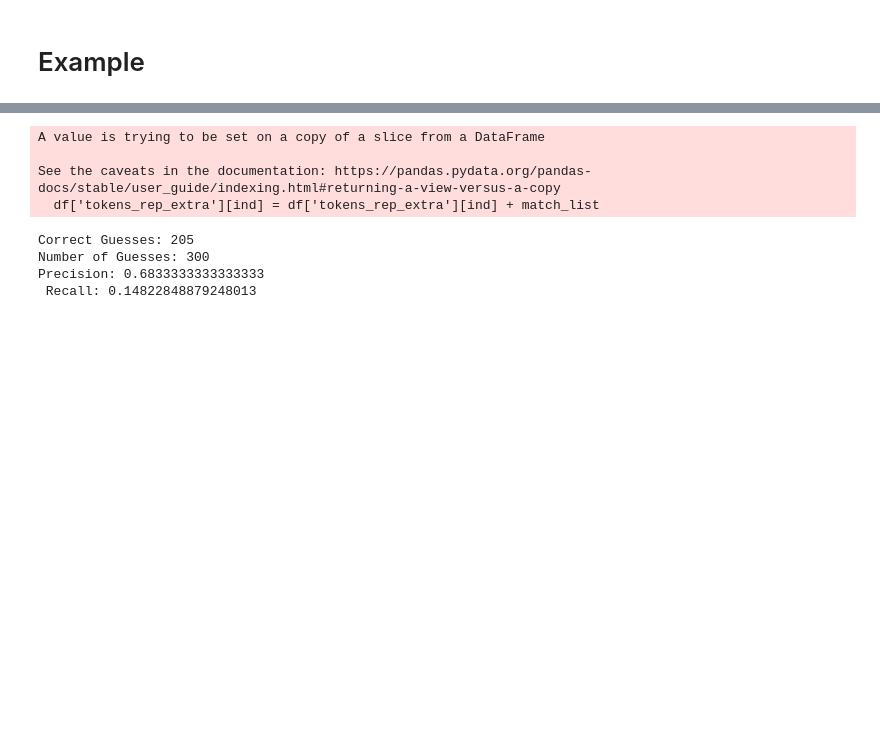
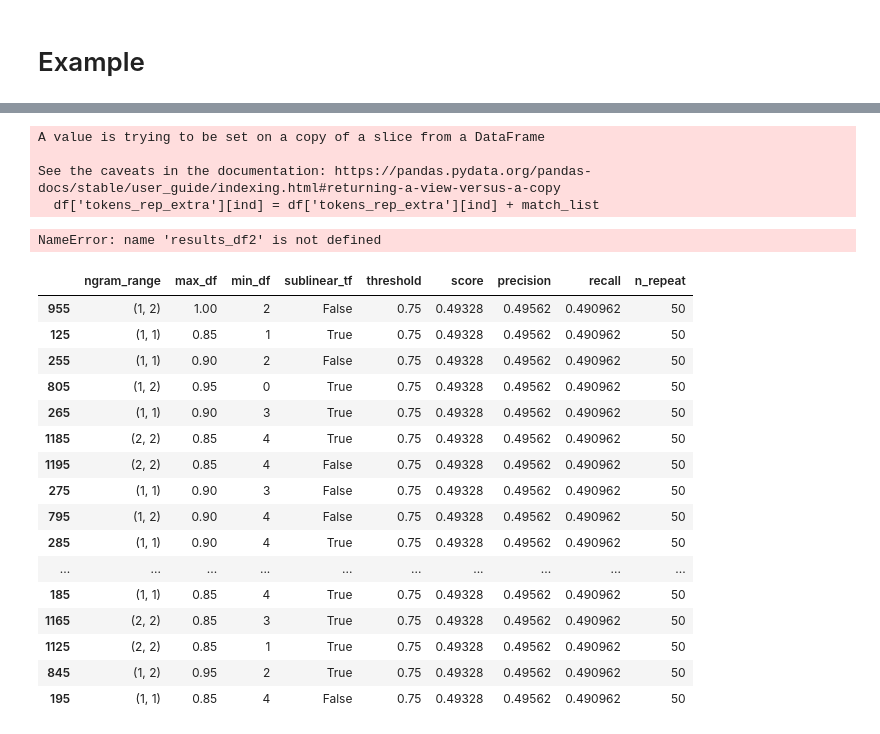
Before and after one commit to drewcavicchi/DM2021_FinalProject_SalmonChaos, a Jupyter notebook: tfidf_clean.ipynb, the cells around one changed output, grey strips where cells are left out. Saved outputs shown, nothing was run; the diff lists cells and outputs as text; code cells hidden in the pictures; blank space fills up the shorter version.

Commit message:
added multiprocessing to check tfidf parameter combos

```diff
--- a/tfidf_clean.ipynb
+++ b/tfidf_clean.ipynb
@@ -239,7 +247,7 @@ training_labels = pd.read_csv('other_info/TrainLabel.csv')
 train_df = correctly_read_csv("processed_data.csv")
 tfidf = TfidfVectorizer(sublinear_tf=True, tokenizer=fake_tokenizer, lowercase=False)
 
-training_guess = tfidf_cosine_matches(train_df, tfidf, "tokens_rep", .8)
+training_guess = tfidf_cosine_matches(train_df, tfidf, "tokens_rep", .5)
 
 check_training_results(training_labels, training_guess)
 # %% [output]
@@ -296,16 +301,7 @@ for i in range(s_len):
 
 key_list = (chem_list + crop_list + pest_list)
 # %%
-train_df['tokens_rep_extra'] = add_extra_keywords(train_df, key_list, n_repeat = 2)
-training_guess_2extra = tfidf_cosine_matches(train_df, tfidf, "tokens_rep_extra", .8)
+# train_df['tokens_rep_extra'] = add_extra_keywords(train_df, key_list, n_repeat = 2)
+# training_guess_2extra = tfidf_cosine_matches(train_df, tfidf, "tokens_rep_extra", .8)
 
-check_training_results(training_labels, training_guess_2extra)
+# check_training_results(training_labels, training_guess_2extra)
-# %% [output]
-A value is trying to be set on a copy of a slice from a DataFrame
-
-See the caveats in the documentation: https://pandas.pydata.org/pandas-docs/stable/user_guide/indexing.html#returning-a-view-versus-a-copy
-  df['tokens_rep_extra'][ind] = df['tokens_rep_extra'][ind] + match_list
-Correct Guesses: 205
-Number of Guesses: 300
-Precision: 0.6833333333333333
- Recall: 0.14822848879248013
@@ -311,0 +353,61 @@ Precision: 0.6833333333333333
+# %%
+import multiprocessing
+import workers
+from tqdm import tqdm
+
+# results = multiprocess_tfidf(parameters_combos, train_df)
+
+# print(len(parameters_combos))
+
+
+# pool = multiprocessing.Pool()
+
+# results = pool.starmap(workers.multiprocess_tfidf, zip(parameters_combos, itertools.repeat(train_df), itertools.repeat(training_labels)))
+
+results_list = list()
+for i in tqdm(range(50, 100, 25)):
+    parameters_combos = (dict(zip(params.keys(), values)) for values in itertools.product(*params.values()))
+    train_df['tokens_rep_extra'] = add_extra_keywords(train_df, key_list, n_repeat = i)
+    pool = multiprocessing.Pool()
+
+    results = pool.starmap(workers.multiprocess_tfidf, zip(parameters_combos, itertools.repeat(train_df), itertools.repeat(training_labels)))
+    results_temp_df = pd.DataFrame(results)
+    results_temp_df["n_repeat"] = i
+    results_list.append(results_temp_df)
+# %% [output]
+A value is trying to be set on a copy of a slice from a DataFrame
+
+See the caveats in the documentation: https://pandas.pydata.org/pandas-docs/stable/user_guide/indexing.html#returning-a-view-versus-a-copy
+  df['tokens_rep_extra'][ind] = df['tokens_rep_extra'][ind] + match_list
+# %%
+# results_df_2 = pd.concat(results_list)
+# results_df_2.nlargest(n=50, columns=['score'])
+results_df_sorted2 = results_df2.sort_values(by=['score'], ascending=False)
+results_df_sorted2[0:50]
+# %% [output]
+NameError: name 'results_df2' is not defined
+# %%
+results_df = pd.concat(results_list)
+results_df.nlargest(n=50, columns=['score'])
+results_df[results_df['n_repeat'] == 21]
+results_df_sorted = results_df.sort_values(by=['score'], ascending=False)
+results_df_sorted[0:50]
+# results_df_sorted[results_df_sorted['n_repeat'] == 21][0:50]
+# %% [output]
+|  | ngram_range | max_df | min_df | sublinear_tf | threshold | score | precision | recall | n_repeat |
+| 955 | (1, 2) | 1.00 | 2 | False | 0.75 | 0.49328 | 0.49562 | 0.490962 | 50 |
+| 125 | (1, 1) | 0.85 | 1 | True | 0.75 | 0.49328 | 0.49562 | 0.490962 | 50 |
+| 255 | (1, 1) | 0.90 | 2 | False | 0.75 | 0.49328 | 0.49562 | 0.490962 | 50 |
+| 805 | (1, 2) | 0.95 | 0 | True | 0.75 | 0.49328 | 0.49562 | 0.490962 | 50 |
+| 265 | (1, 1) | 0.90 | 3 | True | 0.75 | 0.49328 | 0.49562 | 0.490962 | 50 |
+| 1185 | (2, 2) | 0.85 | 4 | True | 0.75 | 0.49328 | 0.49562 | 0.490962 | 50 |
+| 1195 | (2, 2) | 0.85 | 4 | False | 0.75 | 0.49328 | 0.49562 | 0.490962 | 50 |
+| 275 | (1, 1) | 0.90 | 3 | False | 0.75 | 0.49328 | 0.49562 | 0.490962 | 50 |
+| 795 | (1, 2) | 0.90 | 4 | False | 0.75 | 0.49328 | 0.49562 | 0.490962 | 50 |
+| 285 | (1, 1) | 0.90 | 4 | True | 0.75 | 0.49328 | 0.49562 | 0.490962 | 50 |
+| ... | ... | ... | ... | ... | ... | ... | ... | ... | ... |
+| 185 | (1, 1) | 0.85 | 4 | True | 0.75 | 0.49328 | 0.49562 | 0.490962 | 50 |
+| 1165 | (2, 2) | 0.85 | 3 | True | 0.75 | 0.49328 | 0.49562 | 0.490962 | 50 |
+| 1125 | (2, 2) | 0.85 | 1 | True | 0.75 | 0.49328 | 0.49562 | 0.490962 | 50 |
+| 845 | (1, 2) | 0.95 | 2 | True | 0.75 | 0.49328 | 0.49562 | 0.490962 | 50 |
+| 195 | (1, 1) | 0.85 | 4 | False | 0.75 | 0.49328 | 0.49562 | 0.490962 | 50 |
```
Also changed, not shown: parts of 12 cells of this notebook, 3 other files.
